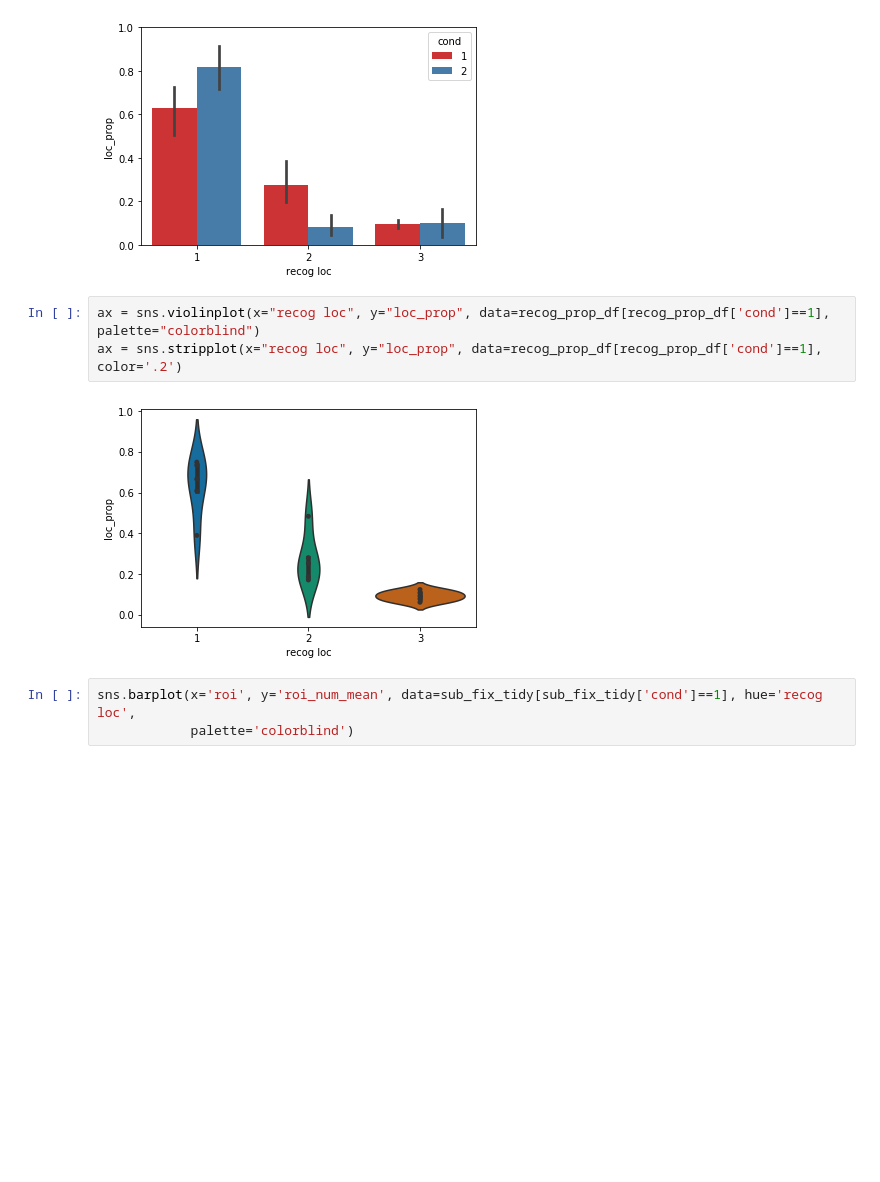
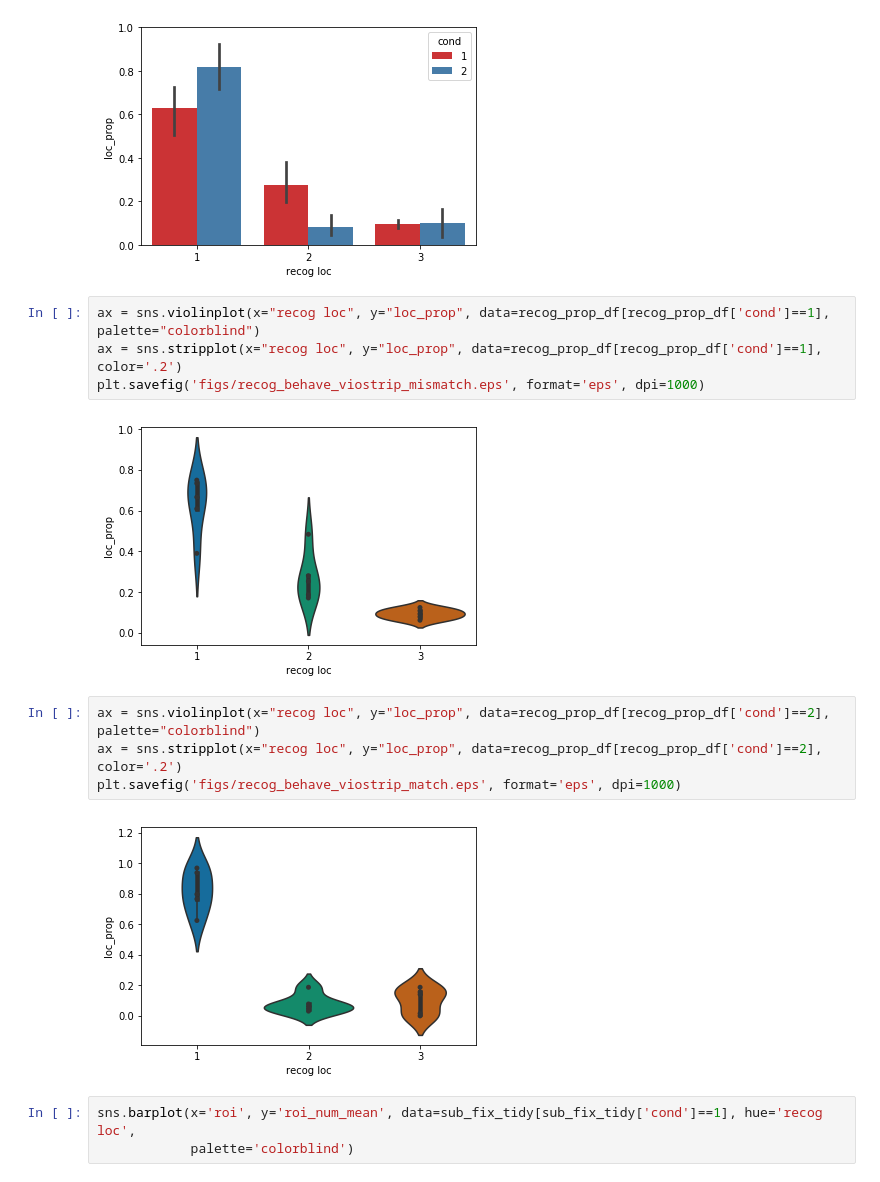
Before and after one commit to donnajobridge/location-space, a Jupyter notebook: eyebehave_visuals.ipynb, the cells around one changed output. Cells and saved outputs as stored; diff of their text form; blank space fills up the shorter version.

```diff
--- a/eyebehave_visuals.ipynb
+++ b/eyebehave_visuals.ipynb
@@ -124,8 +124,15 @@ plt.ylim([0,1])
 # %%
 ax = sns.violinplot(x="recog loc", y="loc_prop", data=recog_prop_df[recog_prop_df['cond']==1], palette="colorblind")
 ax = sns.stripplot(x="recog loc", y="loc_prop", data=recog_prop_df[recog_prop_df['cond']==1], color='.2')
+plt.savefig('figs/recog_behave_viostrip_mismatch.eps', format='eps', dpi=1000)
 # %% [output]
 [figure]
+# %%
+ax = sns.violinplot(x="recog loc", y="loc_prop", data=recog_prop_df[recog_prop_df['cond']==2], palette="colorblind")
+ax = sns.stripplot(x="recog loc", y="loc_prop", data=recog_prop_df[recog_prop_df['cond']==2], color='.2')
+plt.savefig('figs/recog_behave_viostrip_match.eps', format='eps', dpi=1000)
+# %% [output]
+[figure, added]
 # %%
 sns.barplot(x='roi', y='roi_num_mean', data=sub_fix_tidy[sub_fix_tidy['cond']==1], hue='recog loc',
             palette='colorblind')
```
Also changed, not shown: parts of 1 cell of this notebook, 44 other files.
